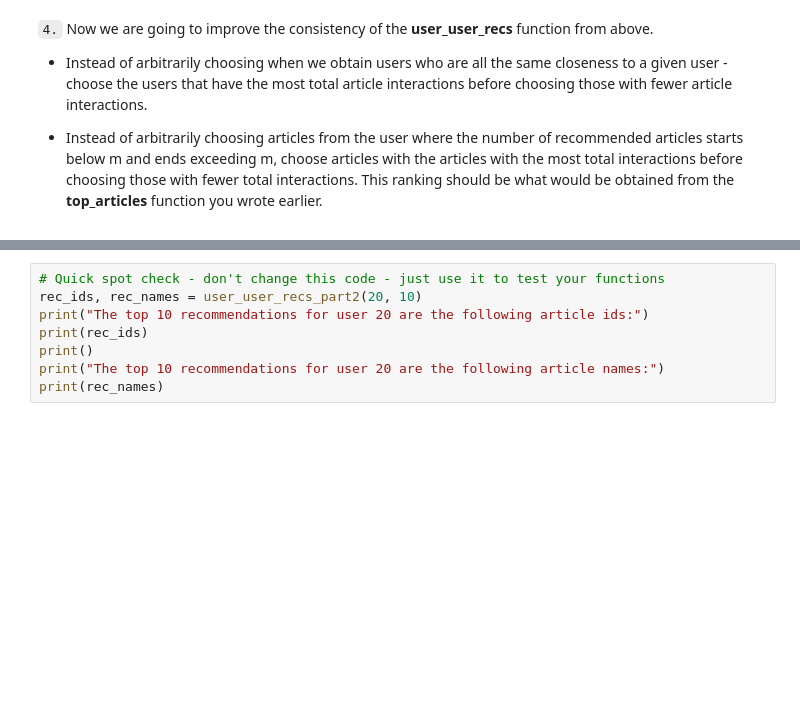
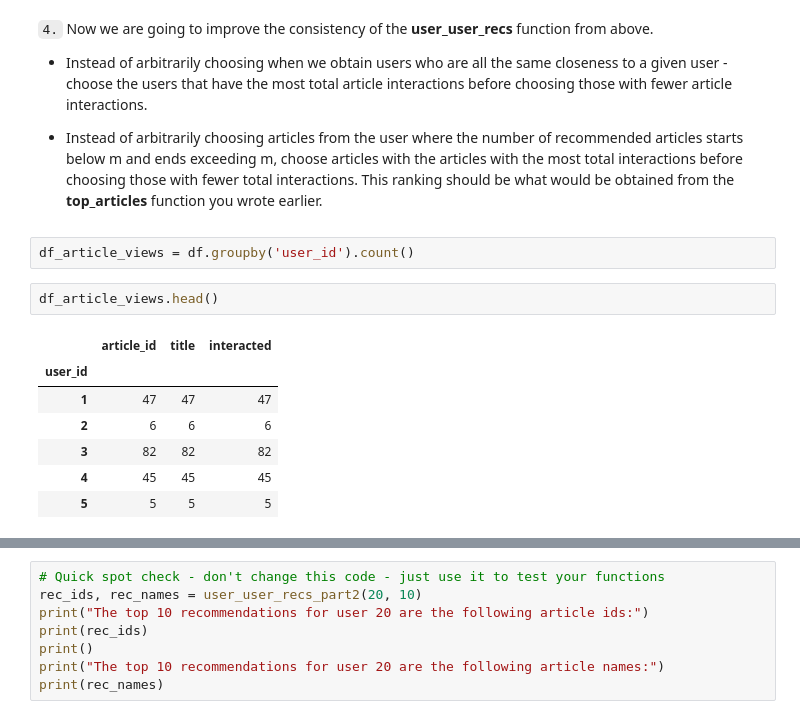
Before and after one commit to RekhaChandrasekaran/DataScientist_Nanodegree, a Jupyter notebook: term2/projects/p4_recommendation_engine/Recommendations_with_IBM.ipynb, the cells around one changed output, grey strips where cells are left out. Saved outputs shown, nothing was run; the diff lists cells and outputs as text; blank space fills up the shorter version.

```diff
--- a/term2/projects/p4_recommendation_engine/Recommendations_with_IBM.ipynb
+++ b/term2/projects/p4_recommendation_engine/Recommendations_with_IBM.ipynb
@@ -487,6 +487,18 @@ If this is all you see, you passed all of our tests!  Nice job!
 
 
 * Instead of arbitrarily choosing articles from the user where the number of recommended articles starts below m and ends exceeding m, choose articles with the articles with the most total interactions before choosing those with fewer total interactions. This ranking should be  what would be obtained from the **top_articles** function you wrote earlier.
+# %%
+df_article_views = df.groupby('user_id').count()
+# %%
+df_article_views.head()
+# %% [output]
+|  | article_id | title | interacted |
+| user_id |  |  |  |
+| 1 | 47 | 47 | 47 |
+| 2 | 6 | 6 | 6 |
+| 3 | 82 | 82 | 82 |
+| 4 | 45 | 45 | 45 |
+| 5 | 5 | 5 | 5 |
 # %%
 def get_top_sorted_users(user_id, df=df, user_item=user_item):
     '''
```
Also changed, not shown: parts of 5 cells of this notebook, 1 other file.
